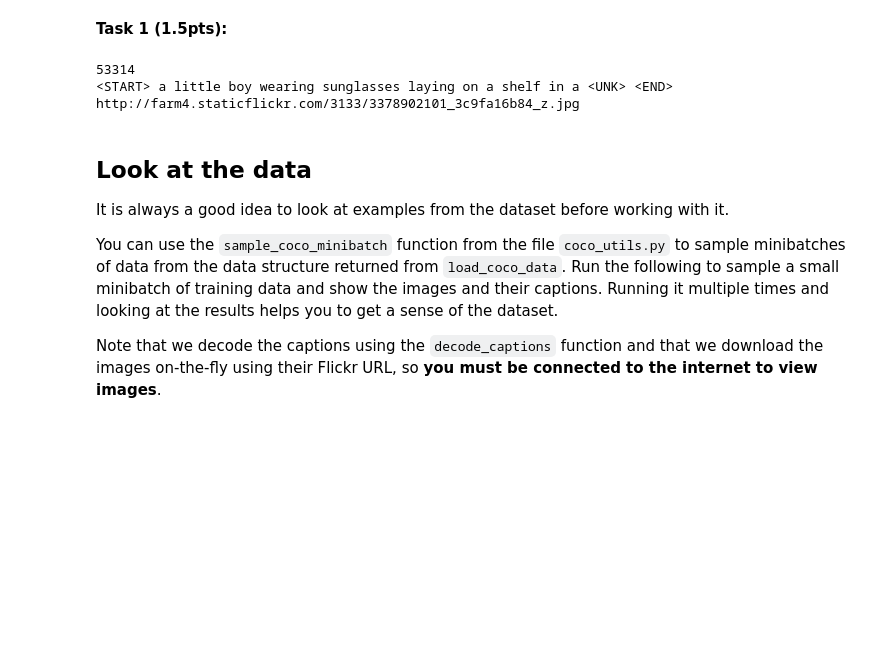
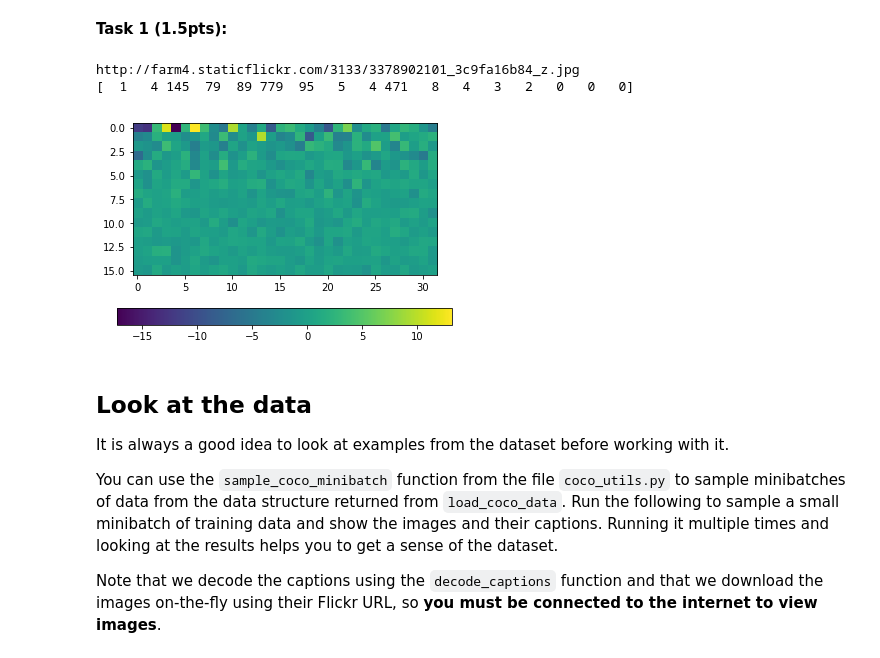
Before and after one commit to dalvsmerk/nn_hw, a Jupyter notebook: practice7/RNN_Captioning_Keras.ipynb, the cells around one changed output. Saved outputs shown, nothing was run; the diff lists cells and outputs as text; code cells hidden in the pictures; blank space fills up the shorter version.

```diff
--- a/practice7/RNN_Captioning_Keras.ipynb
+++ b/practice7/RNN_Captioning_Keras.ipynb
@@ -69,29 +69,30 @@ word_to_idx: <class 'dict'> 1004
 # %%
 ############################################################################
 # TODO: Take a closer look on those values by printing out the features,   #
 #       image url, encoded caption of first training data sample.          #
 #       NB! The same image can be used for several captions!               #
 ############################################################################
+idx_to_word = data['idx_to_word']
 
-# !!!!! TODO !!!!!
+sample_idx = data['train_image_idxs'][0]
+raw_caption = data['train_captions'][sample_idx]
+pca_features = data['train_features'][sample_idx]
+im_url = data['train_urls'][sample_idx]
 
-idx_to_word = data['idx_to_word']
-sample_idx = data['train_image_idxs'][0]
-print(sample_idx)
+print(im_url)
+print(raw_caption)
 
-print(idx2caption(sample_idx))
-print(data['train_urls'][sample_idx])
-# print(data['train_features'][sample_idx])
-
-def idx2caption(idx):
-    return ' '.join([idx_to_word[i] for i in data['train_captions'][idx] if i != 0])
+features = pca_features.reshape((16, -1))
+im = plt.imshow(features)
+plt.colorbar(im, orientation='horizontal')
+plt.show()
 ############################################################################
 #                             END OF YOUR CODE                             #
 ############################################################################
 # %% [output]
-53314
-<START> a little boy wearing sunglasses laying on a shelf in a <UNK> <END>
 http://farm4.staticflickr.com/3133/3378902101_3c9fa16b84_z.jpg
+[  1   4 145  79  89 779  95   5   4 471   8   4   3   2   0   0   0]
+[figure, added]
 # %% [markdown]
 ## Look at the data
 It is always a good idea to look at examples from the dataset before working with it.
```
Also changed, not shown: parts of 5 cells of this notebook, 1 other file.
